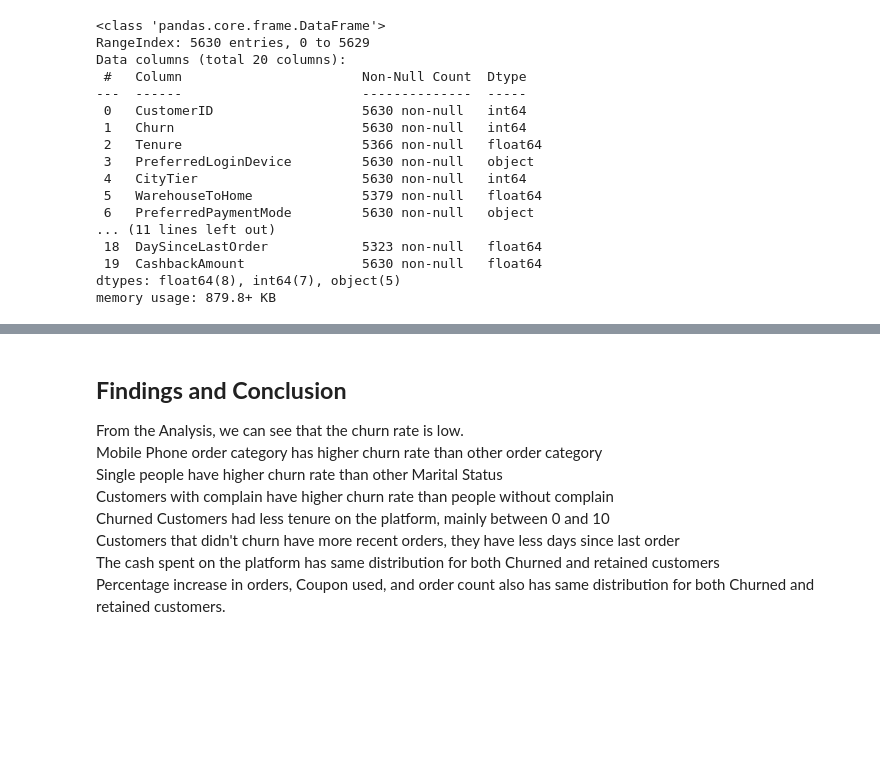
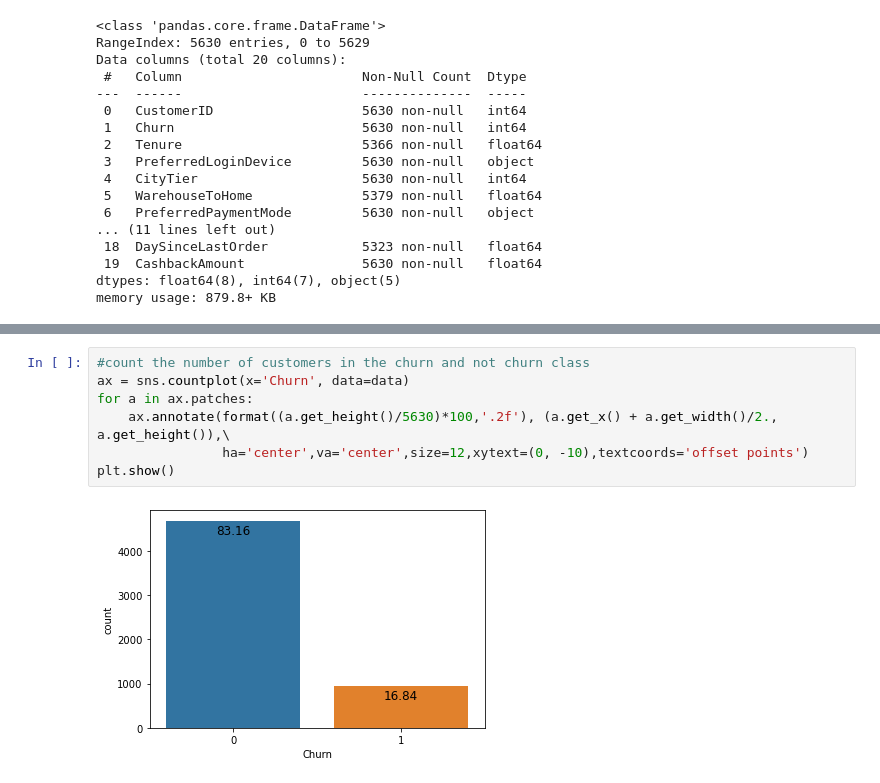
Before and after one commit to wondamo/Data-Science-Projects, a Jupyter notebook: Customer Churn Analysis and Prediction/Exploratory Data Analysis.ipynb, the cells around one changed output, grey strips where cells are left out. Drawn from its saved outputs; the diff is of its cells as text; blank space fills up the shorter version.

```diff
--- a/Customer Churn Analysis and Prediction/Exploratory Data Analysis.ipynb
+++ b/Customer Churn Analysis and Prediction/Exploratory Data Analysis.ipynb
@@ -221,11 +96,9 @@ plt.show()
-# %% [markdown]
-**Findings and Conclusion**
---
-From the Analysis, we can see that the churn rate is low.\
-Mobile Phone order category has higher churn rate than other order category\
-Single people have higher churn rate than other Marital Status\
-Customers with complain have higher churn rate than people without complain\
-Churned Customers had less tenure on the platform, mainly between 0 and 10\
-Customers that didn't churn have more recent orders, they have less days since last order\
-The cash spent on the platform has same distribution for both Churned and retained customers\
-Percentage increase in orders, Coupon used, and order count also has same distribution for both Churned and retained customers\.
+# %%
+#count the number of customers in the churn and not churn class
+ax = sns.countplot(x='Churn', data=data)
+for a in ax.patches:
+    ax.annotate(format((a.get_height()/5630)*100,'.2f'), (a.get_x() + a.get_width()/2., a.get_height()),\
+                ha='center',va='center',size=12,xytext=(0, -10),textcoords='offset points')
+plt.show()
+# %% [output]
+[figure, added]
```
Also changed, not shown: parts of 55 cells of this notebook, 1 other file.
